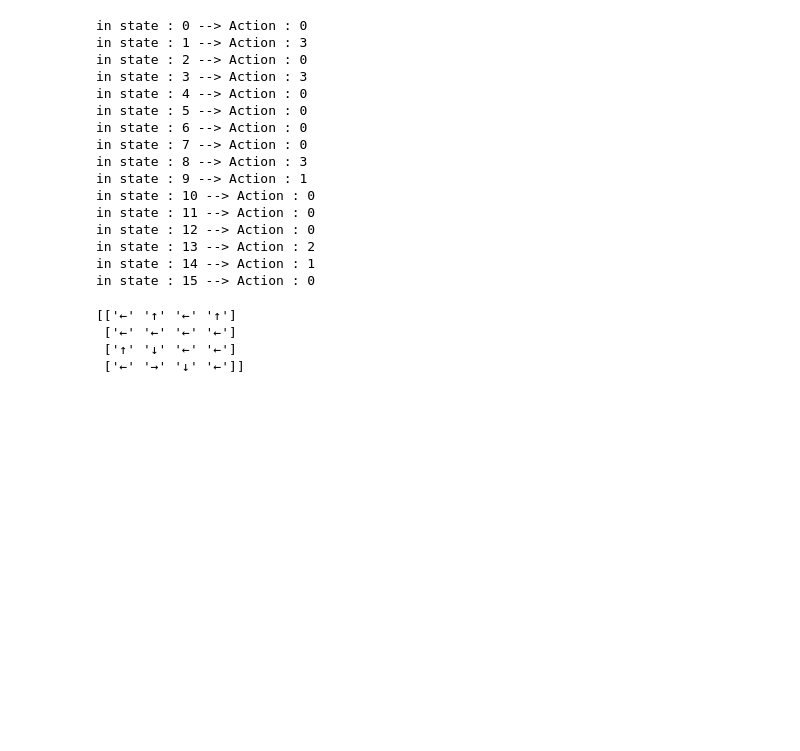
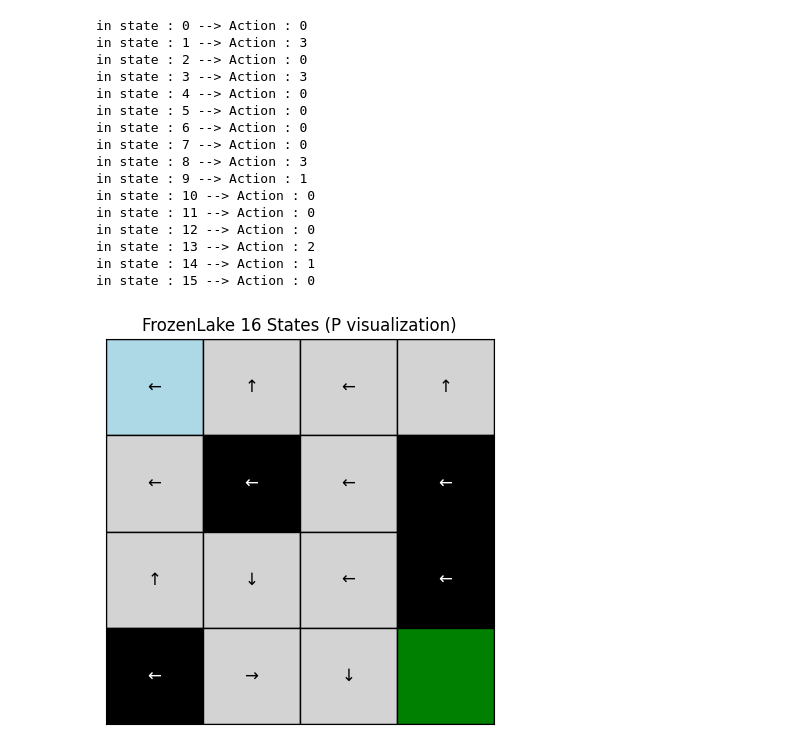
Before and after one commit to aiaaee/Stochastic-Policy-Iteration-in-Markov-Environments, a Jupyter notebook: stochastic_policy_iteration.ipynb, the cells around one changed output. Cells and saved outputs as stored; diff of their text form; code cells hidden in the pictures; blank space fills up the shorter version.

```diff
--- a/stochastic_policy_iteration.ipynb
+++ b/stochastic_policy_iteration.ipynb
@@ -130,12 +130,36 @@ in state : 12 --> Action : 0
 in state : 13 --> Action : 2
 in state : 14 --> Action : 1
 in state : 15 --> Action : 0
-# %%
-actions = ['←', '↓', '→', '↑']
-grid_policy = np.array([actions[a] for a in policy_arr]).reshape(4,4)
-print(grid_policy)
-# %% [output]
-[['←' '↑' '←' '↑']
- ['←' '←' '←' '←']
- ['↑' '↓' '←' '←']
- ['←' '→' '↓' '←']]
+# %%
+fig, ax = plt.subplots(figsize=(5,5))
+color = 'lightgray'
+state_num = 0
+for i in range(4):
+    for j in range(4):
+      if i == 0 and j == 0 :
+        color = 'lightblue'
+        text_color='black'
+
+      elif i == 3 and j == 3 :
+        color = 'green'
+        text_color='green'
+
+      elif (i == 1 and j == 1) or (i == 1 and j == 3) or (i == 2 and j == 3 ) or (i == 3 and j == 0 ):
+        text_color = 'white'
+        color='black'
+      else :
+        color = 'lightgray'
+        text_color='black'
+      ax.add_patch(plt.Rectangle((j,i), 1 , 1 , edgecolor='black' , facecolor=color))
+      ax.text(j+0.5, i+0.5 , grid_policy[i][j] , ha='center', va='center', fontsize=12 , color=text_color)
+      # state_num += 1
+
+ax.set_xlim(0,4)
+ax.set_ylim(0,4)
+ax.set_xticks([])
+ax.set_yticks([])
+ax.set_title("FrozenLake 16 States (P visualization)")
+plt.gca().invert_yaxis()
+plt.show()
+# %% [output]
+[figure, added]
```
